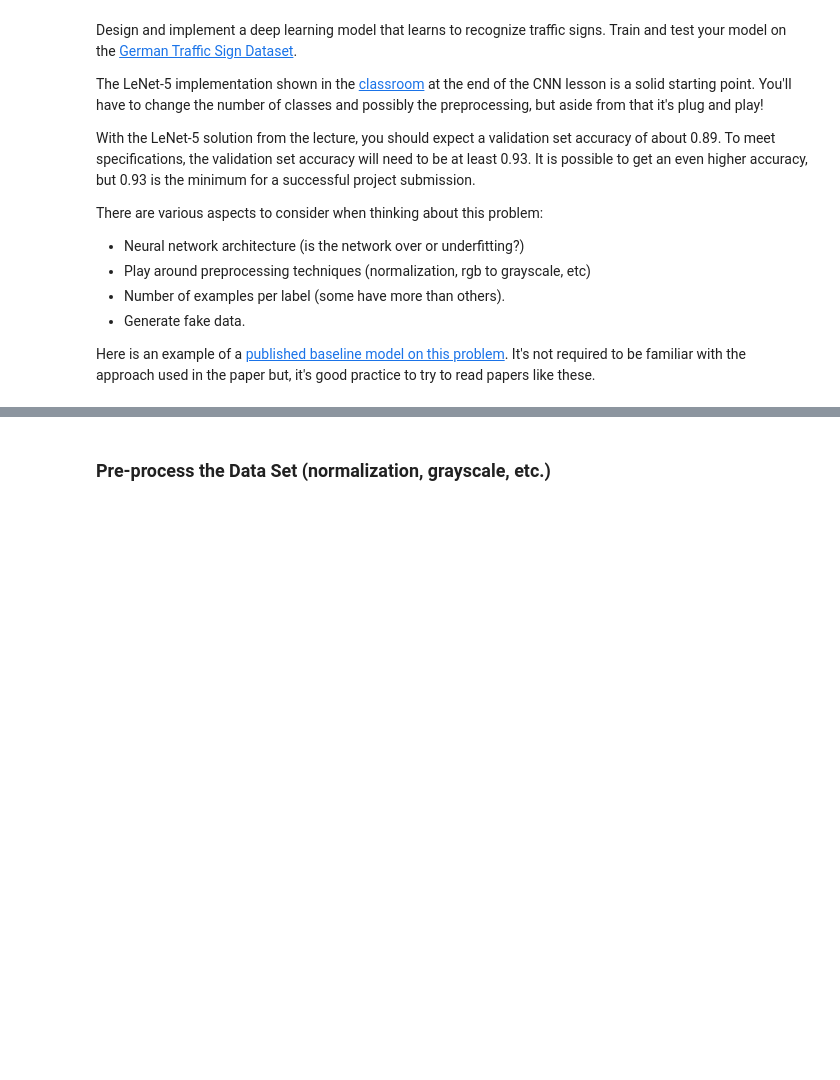
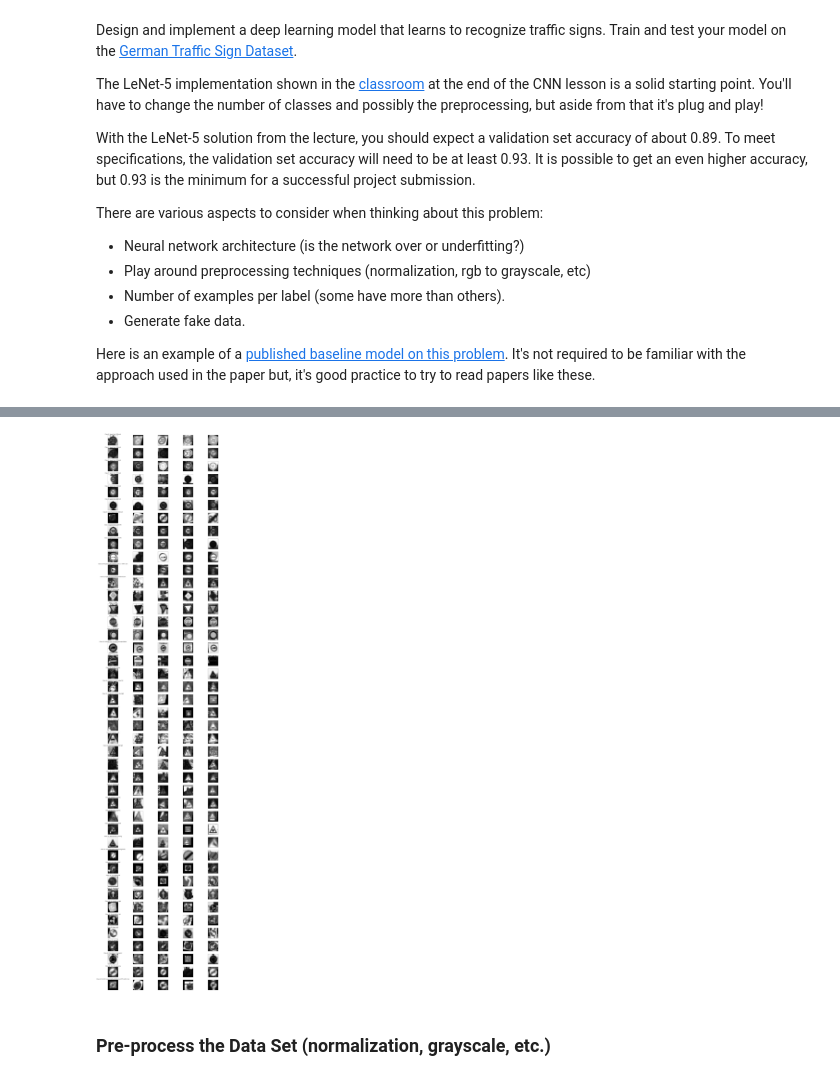
Before and after one commit to amemetov/sdc-term1-prj2-traffic-sign-classifier, a Jupyter notebook: Traffic_Sign_Classifier.ipynb, the cells around one changed output, grey strips where cells are left out. Saved outputs shown, nothing was run; the diff lists cells and outputs as text; code cells hidden in the pictures; blank space fills up the shorter version.

```diff
--- a/Traffic_Sign_Classifier.ipynb
+++ b/Traffic_Sign_Classifier.ipynb
@@ -192,3 +254,7 @@ Here is an example of a [published baseline model on this problem](http://yann.l
+# %%
+visualize_data(X_train_orig_aug, y_train_aug, cmap='gray')
+# %% [output]
+[figure, added]
 # %% [markdown]
 ### Pre-process the Data Set (normalization, grayscale, etc.)
 # %% [markdown]
```
Also changed, not shown: parts of 82 cells of this notebook, 29 other files.
